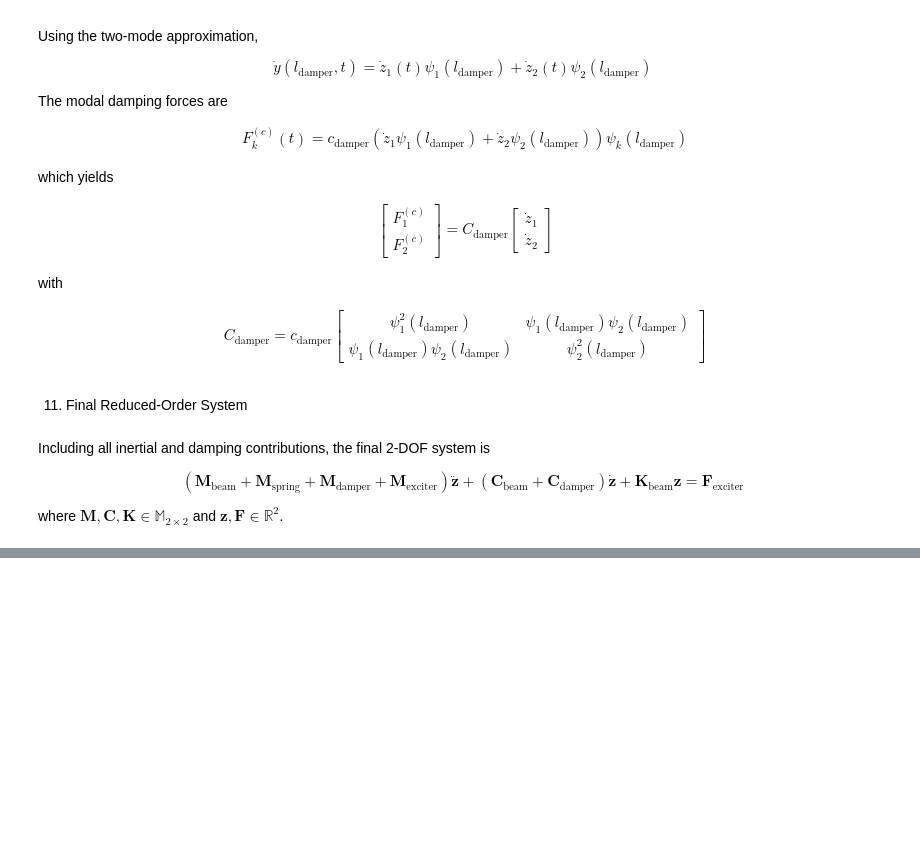
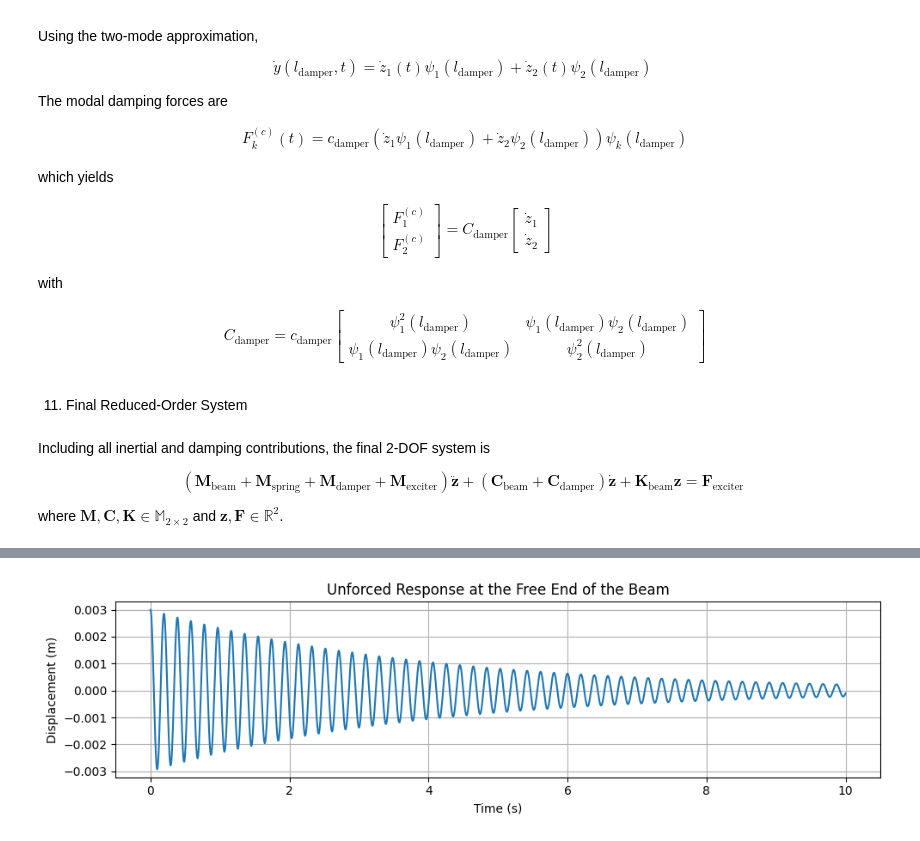
Before and after one commit to chamudithamk/ME422-B2-Lab-Group, a Jupyter notebook: Vibration/E_20_190_Karunarathne_LDNS.ipynb, the cells around one changed output, grey strips where cells are left out. Saved outputs shown, nothing was run; the diff lists cells and outputs as text; code cells hidden in the pictures; blank space fills up the shorter version.

```diff
--- a/Vibration/E_20_190_Karunarathne_LDNS.ipynb
+++ b/Vibration/E_20_190_Karunarathne_LDNS.ipynb
@@ -501,0 +1275,61 @@ where $\mathbf{M}, \mathbf{C}, \mathbf{K} \in \mathbb{M}_{2\times2}$ and $\mathb
+# %%
+from scipy.integrate import odeint
+import numpy as np
+import matplotlib.pyplot as plt
+
+# ================= ODE function for Free Vibration =================
+def system_ode(q_vec, t, M_m_inv, C_m, K_m):
+    q1, q2, q1_dot, q2_dot = q_vec
+    q = np.array([q1, q2])
+    q_dot = np.array([q1_dot, q2_dot])
+
+    # Compute modal accelerations
+    q_ddot = M_m_inv @ (-C_m @ q_dot - K_m @ q)
+
+    return [q1_dot, q2_dot, q_ddot[0], q_ddot[1]]
+
+
+# ================= Initial Conditions =================
+M_m_inv = np.linalg.inv(M_m)
+
+q1_0_val = q1_0  # Initial modal coordinate for first mode
+q2_0_val = 0.0   # Second mode starts at zero
+
+q_dot1_0 = 0.0
+q_dot2_0 = 0.0
+
+q_initial = [q1_0_val, q2_0_val, q_dot1_0, q_dot2_0]
+
+# ================= Time Vector =================
+t = np.arange(0, 10, 0.001)  # 10 seconds with 1 ms step
+
+# ================= Solve ODE =================
+solution = odeint(system_ode, q_initial, t, args=(M_m_inv, C_m, K_m))
+
+# Modal responses
+q1h_t = solution[:, 0]
+q2h_t = solution[:, 1]
+
+# ================= Transform to Physical Coordinates =================
+y_l_beam_t = np.zeros_like(t)
+
+psi1_l_beam = psi(l_beam, beta1, l_beam, E*I, k_theta)
+psi2_l_beam = psi(l_beam, beta2, l_beam, E*I, k_theta)
+
+for i in range(len(t)):
+    q_vector = np.array([q1h_t[i], q2h_t[i]])
+    z_vector = Phi @ q_vector
+    # Free end displacement using first two mode shapes
+    y_l_beam_t[i] = z_vector[0] * psi1_l_beam + z_vector[1] * psi2_l_beam
+
+# ================= Plot Free End Response =================
+plt.figure(figsize=(10, 3))
+plt.plot(t, y_l_beam_t)
+plt.xlabel('Time (s)')
+plt.ylabel('Displacement (m)')
+plt.title('Unforced Response at the Free End of the Beam')
+plt.grid(True)
+plt.tight_layout()
+plt.show()
+# %% [output]
+[figure, added]
```
Also changed, not shown: parts of 26 cells of this notebook.
